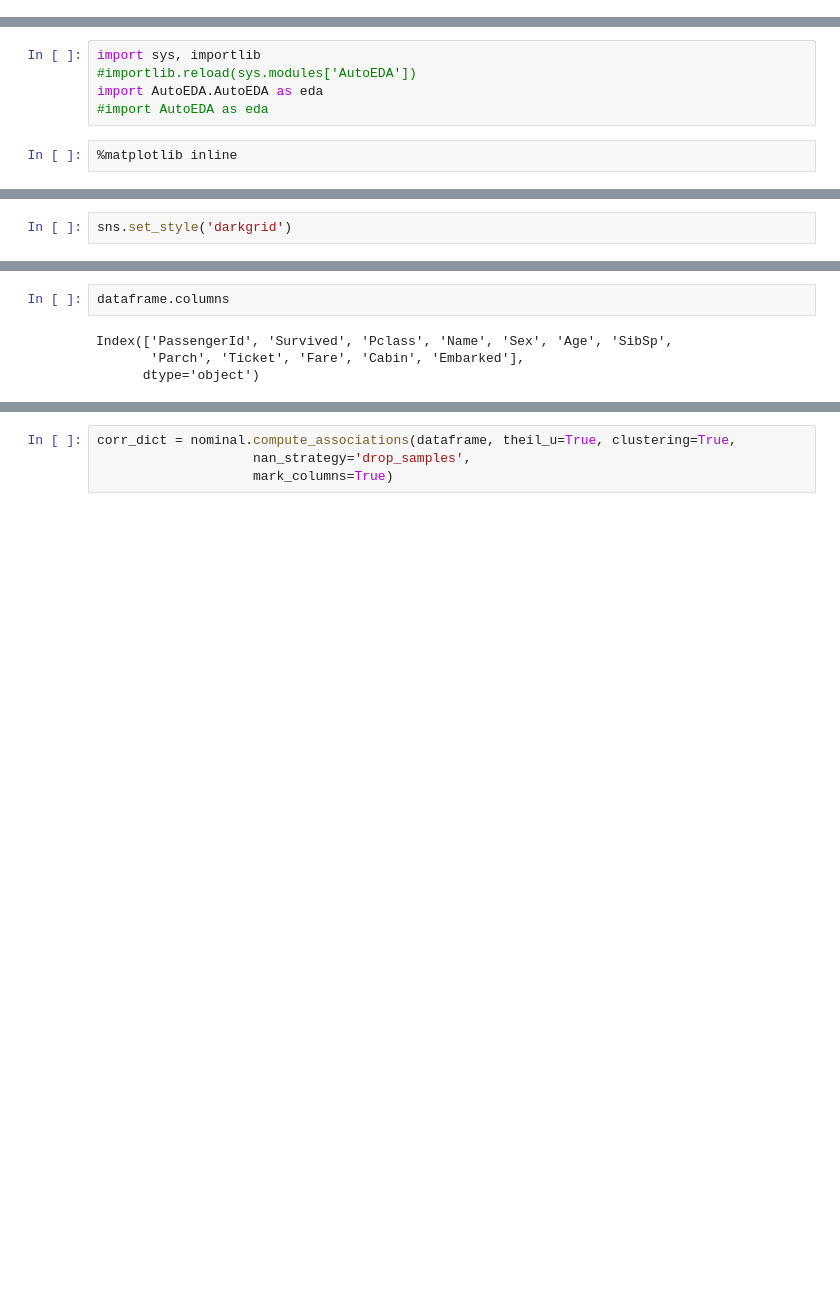
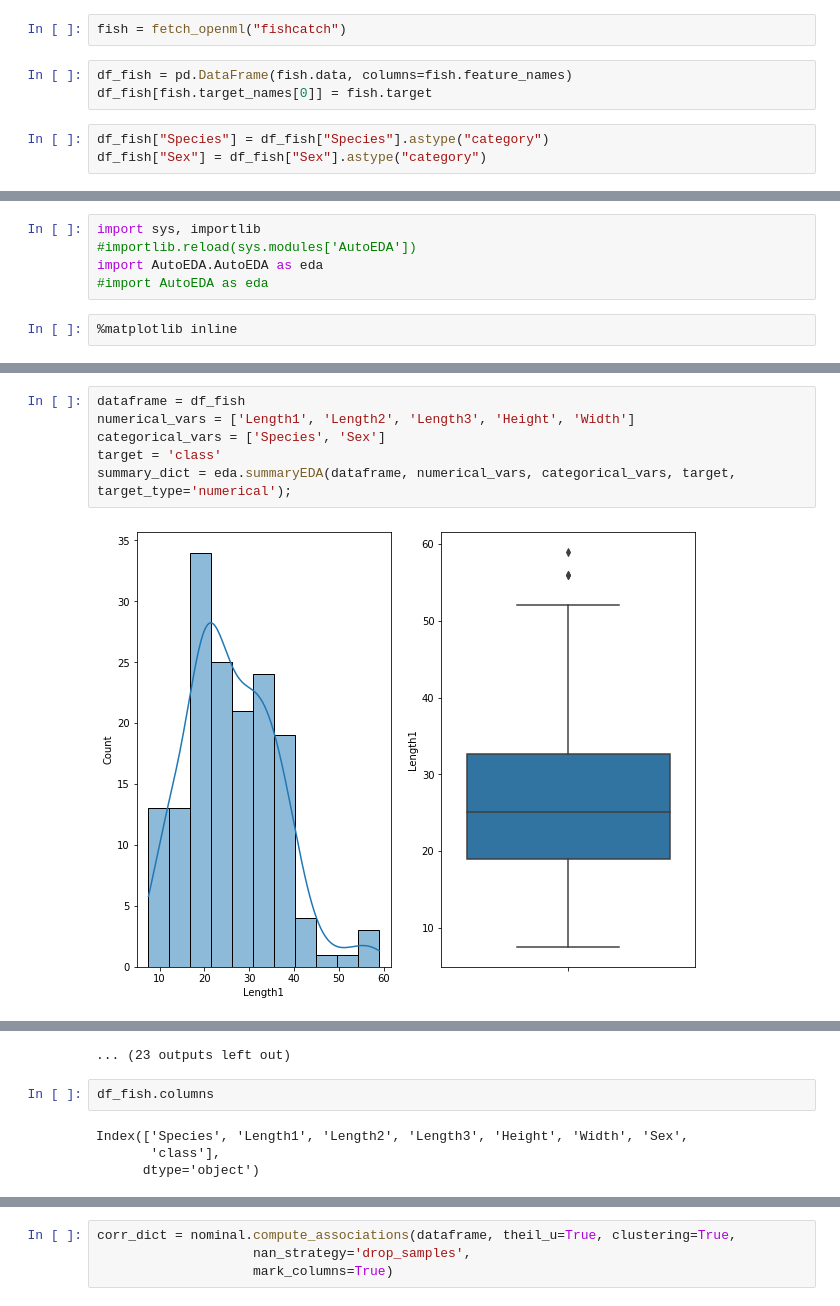
Before and after one commit to edoardovivo/MLAutoEDA, a Jupyter notebook: AutoEDA.ipynb, the cells around one changed output, grey strips where cells are left out. Saved outputs shown, nothing was run; the diff lists cells and outputs as text; blank space fills up the shorter version.

Commit message:
Added more images

```diff
--- a/AutoEDA.ipynb
+++ b/AutoEDA.ipynb
@@ -45,0 +50,8 @@ sns.__version__
+# %%
+fish = fetch_openml("fishcatch")
+# %%
+df_fish = pd.DataFrame(fish.data, columns=fish.feature_names)
+df_fish[fish.target_names[0]] = fish.target
+# %%
+df_fish["Species"] = df_fish["Species"].astype("category")
+df_fish["Sex"] = df_fish["Sex"].astype("category")
@@ -117,2 +106,0 @@ from matplotlib.widgets import Slider
-# %%
-sns.set_style('darkgrid')
@@ -118,0 +127,8 @@ sns.set_style('darkgrid')
+# %%
+dataframe = df_fish
+numerical_vars = ['Length1', 'Length2', 'Length3', 'Height', 'Width']
+categorical_vars = ['Species', 'Sex']
+target = 'class'
+summary_dict = eda.summaryEDA(dataframe, numerical_vars, categorical_vars, target, target_type='numerical');
+# %% [output]
+[figure, added]
@@ -119,6 +146,7 @@ sns.set_style('darkgrid')
+... (23 outputs left out)
 # %%
-dataframe.columns
+df_fish.columns
 # %% [output]
-Index(['PassengerId', 'Survived', 'Pclass', 'Name', 'Sex', 'Age', 'SibSp',
-       'Parch', 'Ticket', 'Fare', 'Cabin', 'Embarked'],
+Index(['Species', 'Length1', 'Length2', 'Length3', 'Height', 'Width', 'Sex',
+       'class'],
       dtype='object')
```
Also changed, not shown: parts of 15 cells of this notebook, 5 other files.
